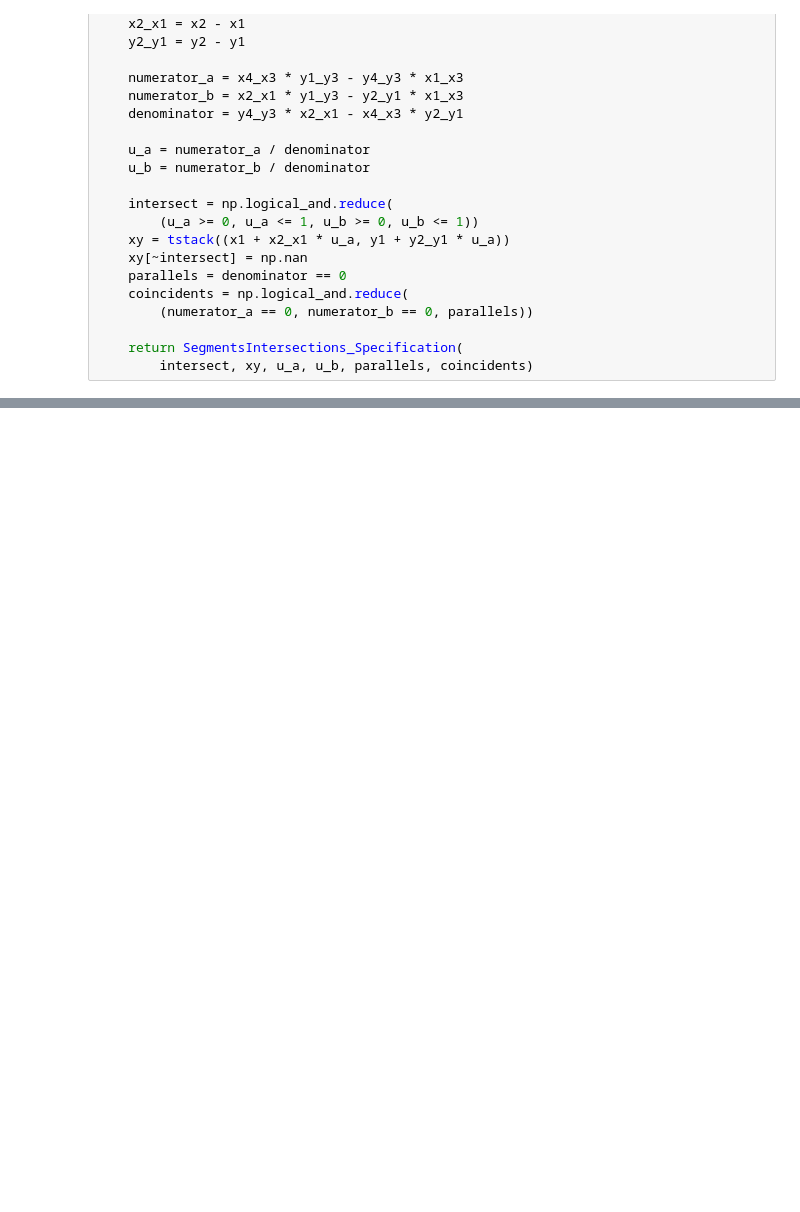
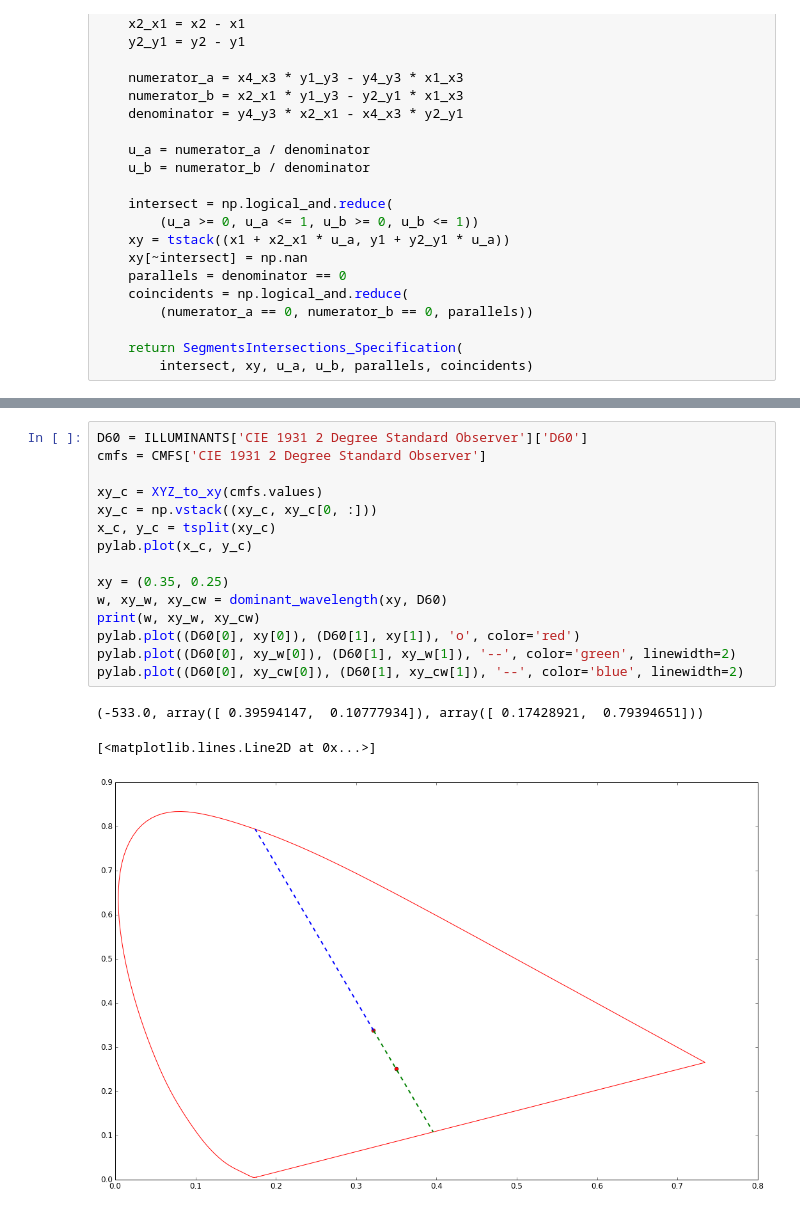
Before and after one commit to colour-science/colour-ramblings, a Jupyter notebook: dominant_wavelength.ipynb, the cells around one changed output, grey strips where cells are left out. Cells and saved outputs as stored; diff of their text form; blank space fills up the shorter version.

Commit message:
Implement remaining objects in "Dominant Wavelength" notebook.

```diff
--- a/dominant_wavelength.ipynb
+++ b/dominant_wavelength.ipynb
@@ -218,0 +182,19 @@ pylab.plot((D60[0], xy_i[0, 0]), (D60[1], xy_i[0, 1]), '--')
+# %%
+D60 = ILLUMINANTS['CIE 1931 2 Degree Standard Observer']['D60']
+cmfs = CMFS['CIE 1931 2 Degree Standard Observer']
+
+xy_c = XYZ_to_xy(cmfs.values)
+xy_c = np.vstack((xy_c, xy_c[0, :]))
+x_c, y_c = tsplit(xy_c)
+pylab.plot(x_c, y_c)
+
+xy = (0.35, 0.25)
+w, xy_w, xy_cw = dominant_wavelength(xy, D60)
+print(w, xy_w, xy_cw)
+pylab.plot((D60[0], xy[0]), (D60[1], xy[1]), 'o', color='red')
+pylab.plot((D60[0], xy_w[0]), (D60[1], xy_w[1]), '--', color='green', linewidth=2)
+pylab.plot((D60[0], xy_cw[0]), (D60[1], xy_cw[1]), '--', color='blue', linewidth=2)
+# %% [output]
+(-533.0, array([ 0.39594147,  0.10777934]), array([ 0.17428921,  0.79394651]))
+[<matplotlib.lines.Line2D at 0x...>]
+[figure, added]
```
Also changed, not shown: parts of 9 cells of this notebook.
